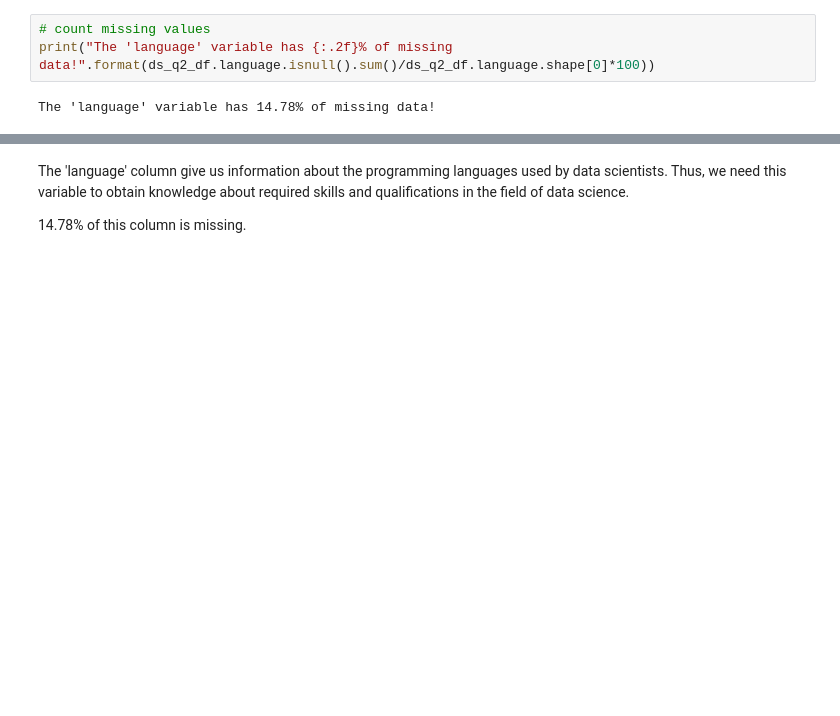
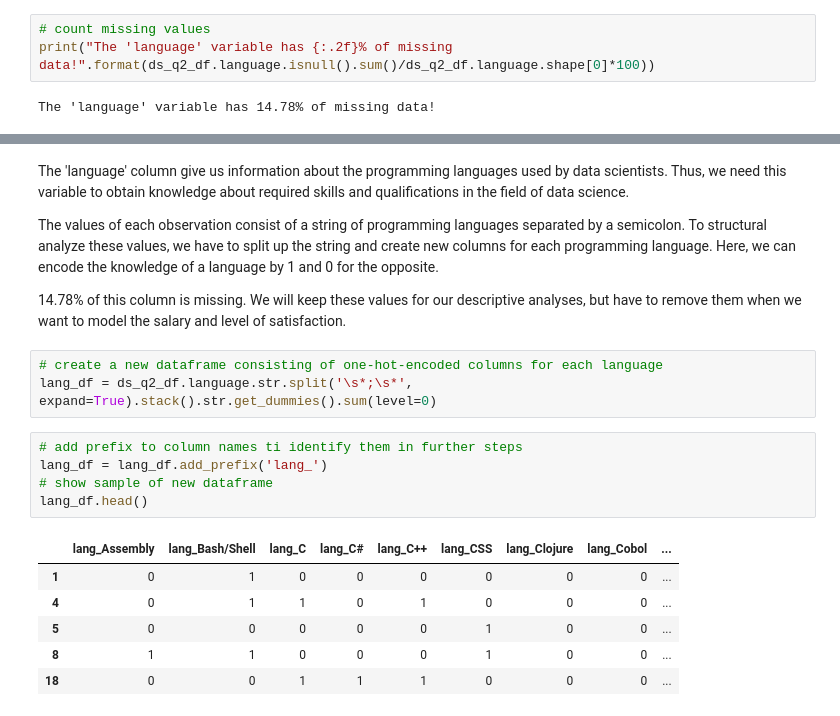
Before and after one commit to oliverkroening/Udacity_DSND_Project04, a Jupyter notebook: Data_Science_Europe.ipynb, the cells around one changed output, grey strips where cells are left out. Drawn from its saved outputs; the diff is of its cells as text; blank space fills up the shorter version.

```diff
--- a/Data_Science_Europe.ipynb
+++ b/Data_Science_Europe.ipynb
@@ -949,4 +949,21 @@ Name: language, Length: 9397, dtype: int64
 # %% [markdown]
 The 'language' column give us information about the programming languages used by data scientists. Thus, we need this variable to obtain knowledge about required skills and qualifications in the field of data science.
 
-14.78% of this column is missing.
+The values of each observation consist of a string of programming languages separated by a semicolon. To structural analyze these values, we have to split up the string and create new columns for each programming language. Here, we can encode the knowledge of a language by 1 and 0 for the opposite.
+
+14.78% of this column is missing. We will keep these values for our descriptive analyses, but have to remove them when we want to model the salary and level of satisfaction.
+# %%
+# create a new dataframe consisting of one-hot-encoded columns for each language
+lang_df = ds_q2_df.language.str.split('\s*;\s*', expand=True).stack().str.get_dummies().sum(level=0)
+# %%
+# add prefix to column names ti identify them in further steps
+lang_df = lang_df.add_prefix('lang_')
+# show sample of new dataframe
+lang_df.head()
+# %% [output]
+|  | lang_Assembly | lang_Bash/Shell | lang_C | lang_C# | lang_C++ | lang_CSS | lang_Clojure | lang_Cobol | ... |
+| 1 | 0 | 1 | 0 | 0 | 0 | 0 | 0 | 0 | ... |
+| 4 | 0 | 1 | 1 | 0 | 1 | 0 | 0 | 0 | ... |
+| 5 | 0 | 0 | 0 | 0 | 0 | 1 | 0 | 0 | ... |
+| 8 | 1 | 1 | 0 | 0 | 0 | 1 | 0 | 0 | ... |
+| 18 | 0 | 0 | 1 | 1 | 1 | 0 | 0 | 0 | ... |
```
Also changed, not shown: parts of 28 cells of this notebook.
